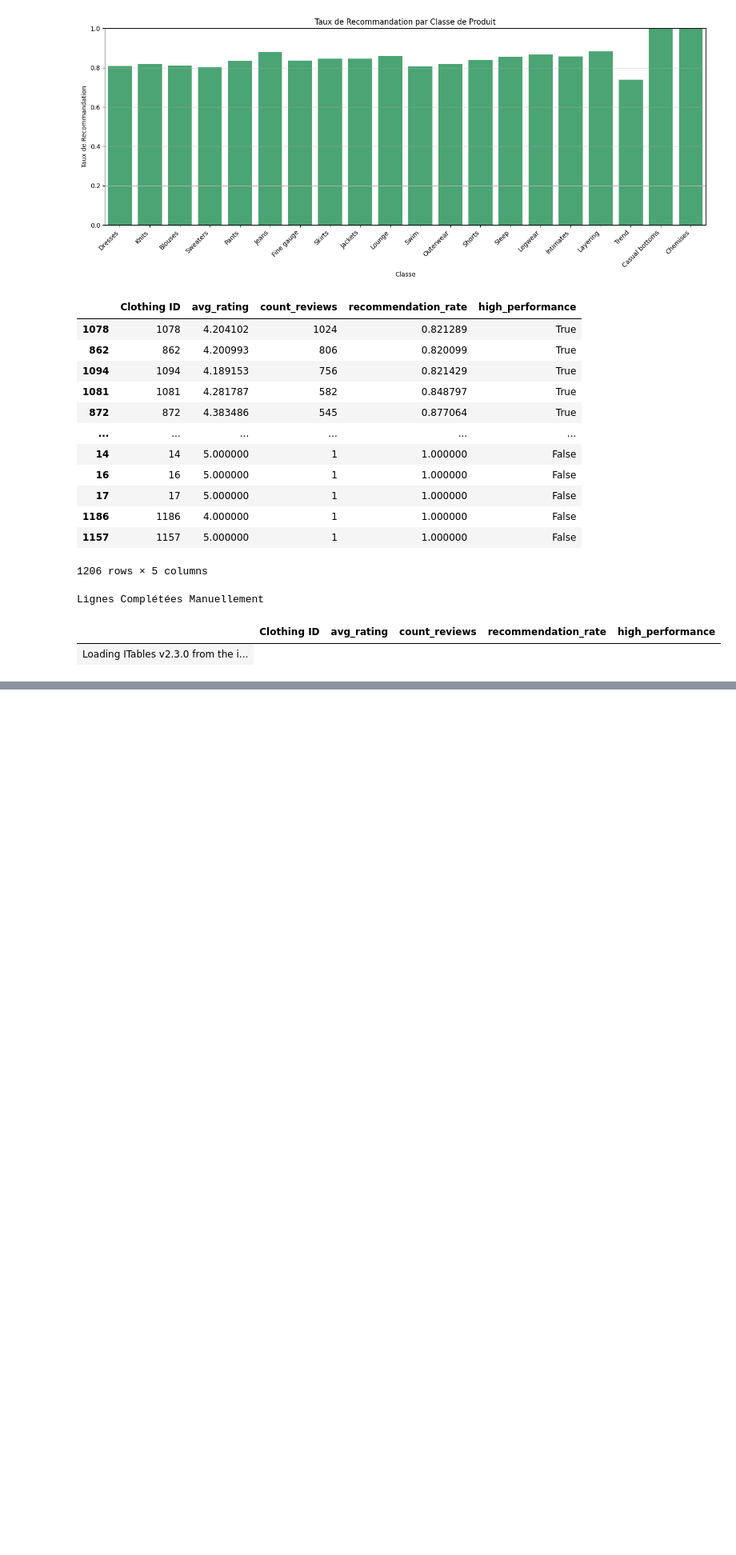
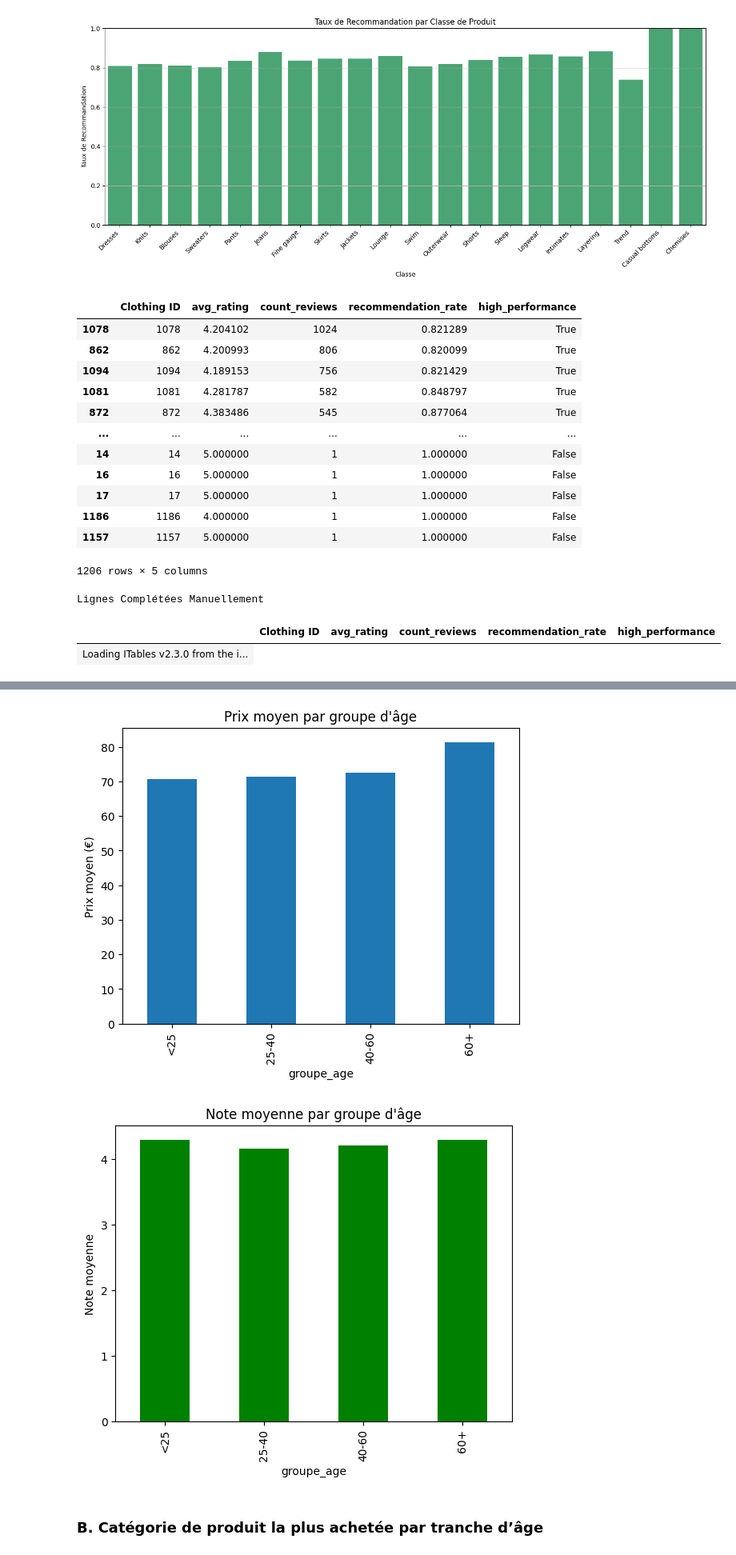
Before and after one commit to stephene369/MentorBiProject-2, a Jupyter notebook: main.ipynb, the cells around one changed output, grey strips where cells are left out. Shown at 80% size. Drawn from its saved outputs; the diff is of its cells as text; code cells hidden in the pictures; blank space fills up the shorter version.

```diff
--- a/main.ipynb
+++ b/main.ipynb
@@ -366,0 +709,8 @@ Lignes Complétées Manuellement
+# %%
+# Ajouter une colonne 'has_satisfait' par exemple
+df['has_satisfait'] = df['Review Text'].str.contains('satisfait|quality|confort|comfortable|satisfied', case=False, na=False)
+
+moyenne_notes_avec_mots = df[df['has_satisfait']]['Rating'].mean()
+moyenne_notes_sans_mots = df[~df['has_satisfait']]['Rating'].mean()
+print(f"Note moyenne quand le commentaire mentionne 'satisfait/qualité/confort' : {moyenne_notes_avec_mots:.2f}")
+print(f"Note moyenne sinon : {moyenne_notes_sans_mots:.2f}")
@@ -366,0 +764,13 @@ Lignes Complétées Manuellement
+# %%
+# Créer une colonne 'groupe_age'
+df['groupe_age'] = pd.cut(df['Age'], bins=[0, 25, 40, 60, 100], labels=['<25', '25-40', '40-60', '60+'])
+
+# Prix moyen et note moyenne par groupe d'âge
+age_analysis = df.groupby('groupe_age').agg({
+    'Price': 'mean',
+    'Rating': 'mean',
+    'Recommended IND': 'mean',
+    'Clothing ID': 'count'
+}).rename(columns={'Price':'Prix moyen', 'Rating':'Note moyenne', 'Recommended IND':'Taux de recommandation', 'Clothing ID':'Nb d\'avis'})
+
+age_analysis
@@ -366,0 +784,13 @@ Lignes Complétées Manuellement
+# %%
+age_analysis['Prix moyen'].plot(kind='bar', title='Prix moyen par groupe d\'âge')
+plt.ylabel('Prix moyen (€)')
+plt.show()
+
+age_analysis['Note moyenne'].plot(kind='bar', color='green', title='Note moyenne par groupe d\'âge')
+plt.ylabel('Note moyenne')
+plt.show()
+# %% [output]
+[figure, added]
+[figure, added]
+# %% [markdown]
+### B. Catégorie de produit la plus achetée par tranche d’âge
```
Also changed, not shown: parts of 52 cells of this notebook, 2 other files.
